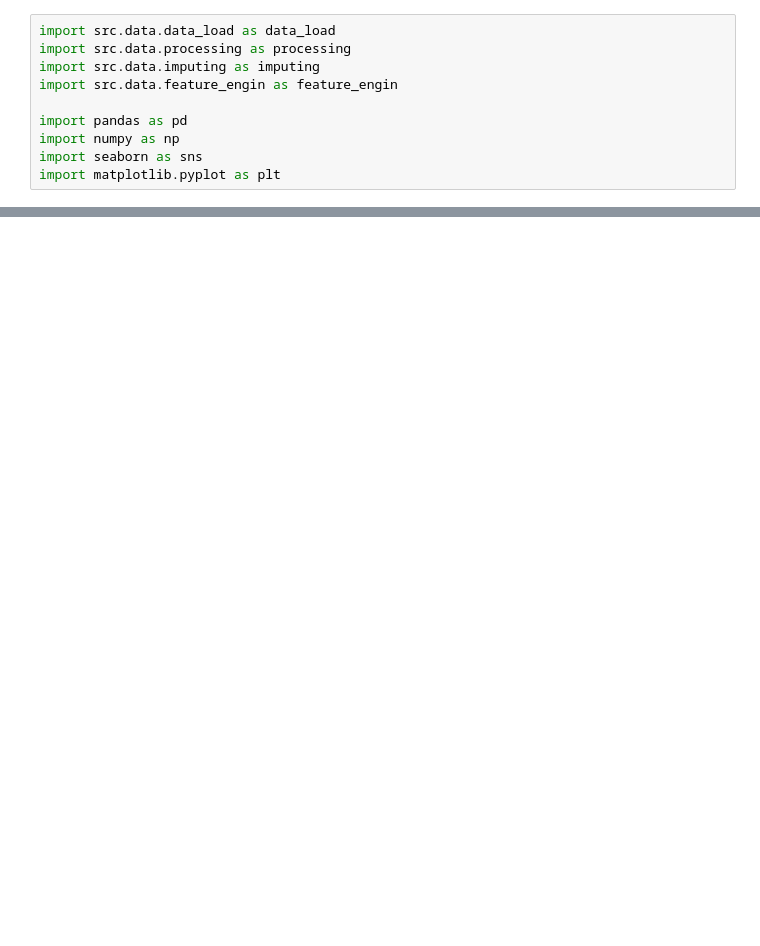
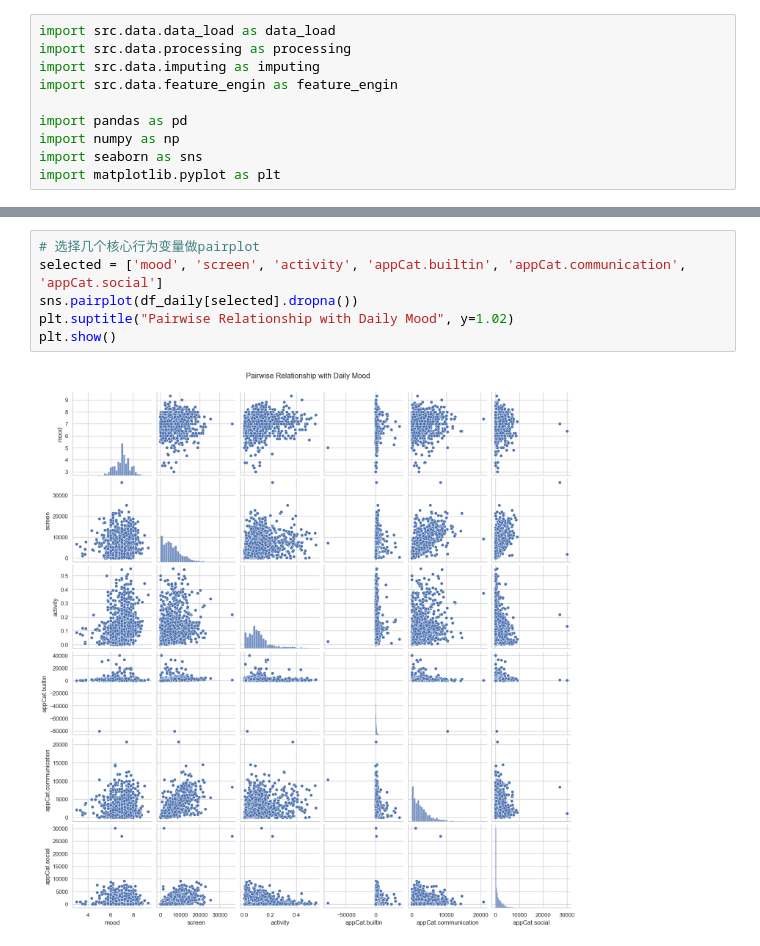
Before and after one commit to HarvestStars/dmt_assignments, a Jupyter notebook: 1/presentation.ipynb, the cells around one changed output, grey strips where cells are left out. Drawn from its saved outputs; the diff is of its cells as text; blank space fills up the shorter version.

```diff
--- a/1/presentation.ipynb
+++ b/1/presentation.ipynb
@@ -30,0 +57,8 @@ plt.show()
+# %%
+# 选择几个核心行为变量做pairplot
+selected = ['mood', 'screen', 'activity', 'appCat.builtin', 'appCat.communication', 'appCat.social']
+sns.pairplot(df_daily[selected].dropna())
+plt.suptitle("Pairwise Relationship with Daily Mood", y=1.02)
+plt.show()
+# %% [output]
+[figure, added]
```
Also changed, not shown: parts of 13 cells of this notebook, 3 other files.
